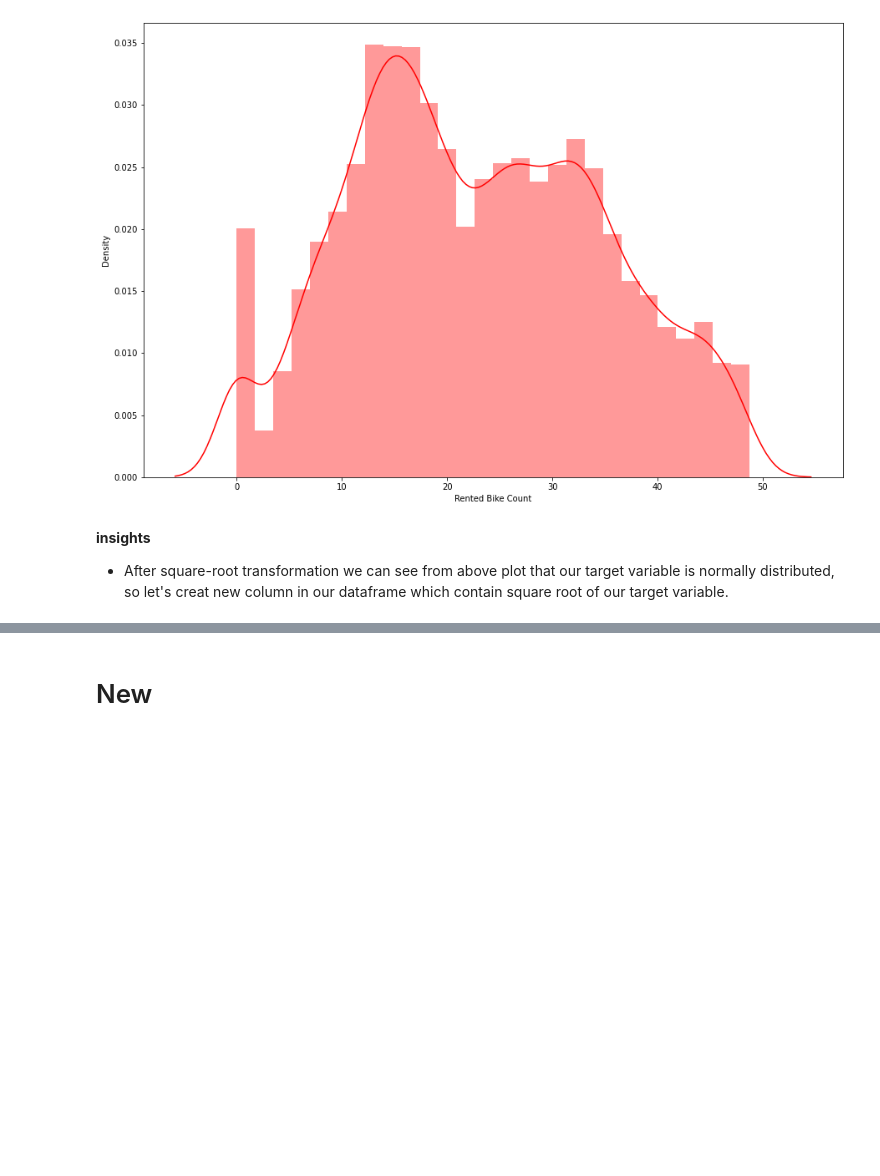
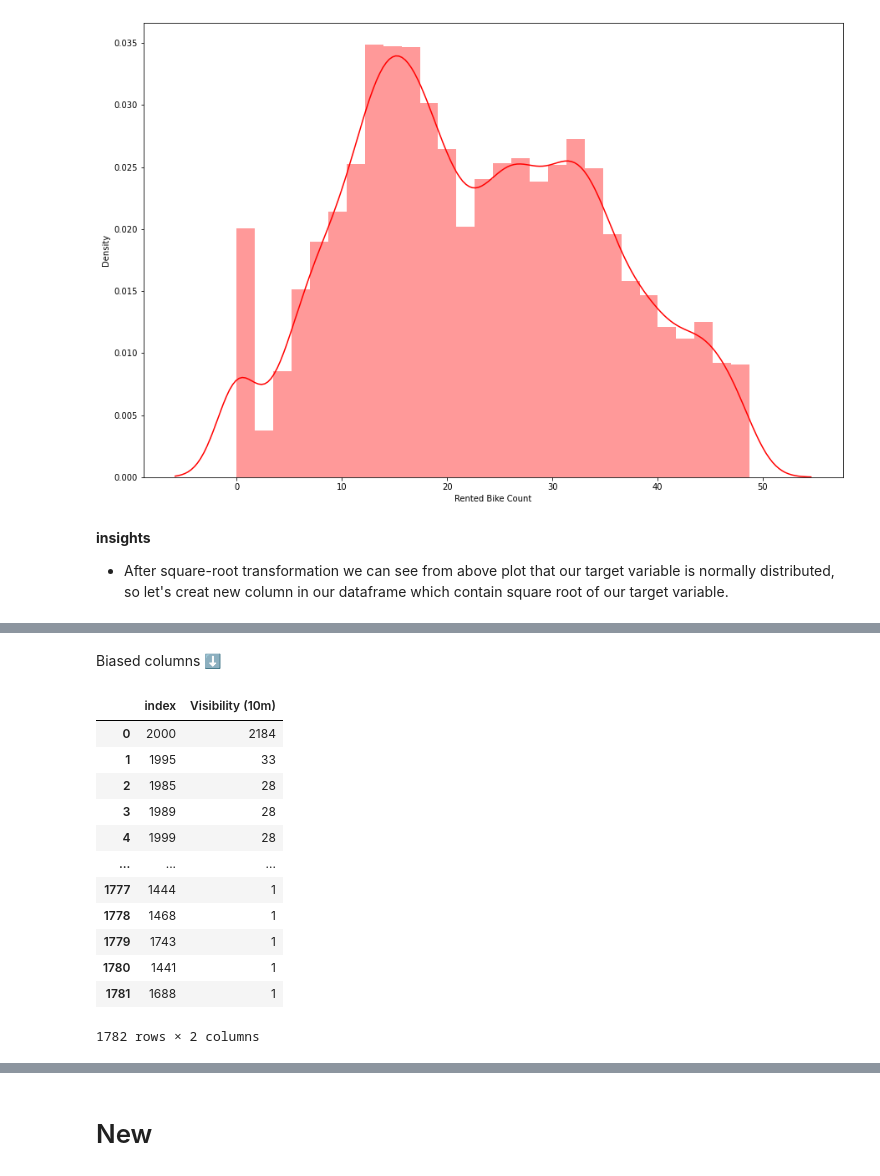
Before and after one commit to rohit-1026/Bike-Sharing-Demand-Prediction, a Jupyter notebook: Bike_Sharing_Demand_Prediction_Capstone_Project.ipynb, the cells around one changed output, grey strips where cells are left out. Saved outputs shown, nothing was run; the diff lists cells and outputs as text; code cells hidden in the pictures; blank space fills up the shorter version.

```diff
--- a/Bike_Sharing_Demand_Prediction_Capstone_Project.ipynb
+++ b/Bike_Sharing_Demand_Prediction_Capstone_Project.ipynb
@@ -809,0 +841,18 @@ Bike_df_copy['Root_rented_bike_count']=Bike_df_copy['Rented Bike Count'].apply(r
+# %% [markdown]
+Biased columns  ⬇
+# %%
+Bike_df_copy['Visibility (10m)'].value_counts().reset_index()
+# %% [output]
+|  | index | Visibility (10m) |
+| 0 | 2000 | 2184 |
+| 1 | 1995 | 33 |
+| 2 | 1985 | 28 |
+| 3 | 1989 | 28 |
+| 4 | 1999 | 28 |
+| ... | ... | ... |
+| 1777 | 1444 | 1 |
+| 1778 | 1468 | 1 |
+| 1779 | 1743 | 1 |
+| 1780 | 1441 | 1 |
+| 1781 | 1688 | 1 |
+1782 rows × 2 columns
```
Also changed, not shown: parts of 8 cells of this notebook.
